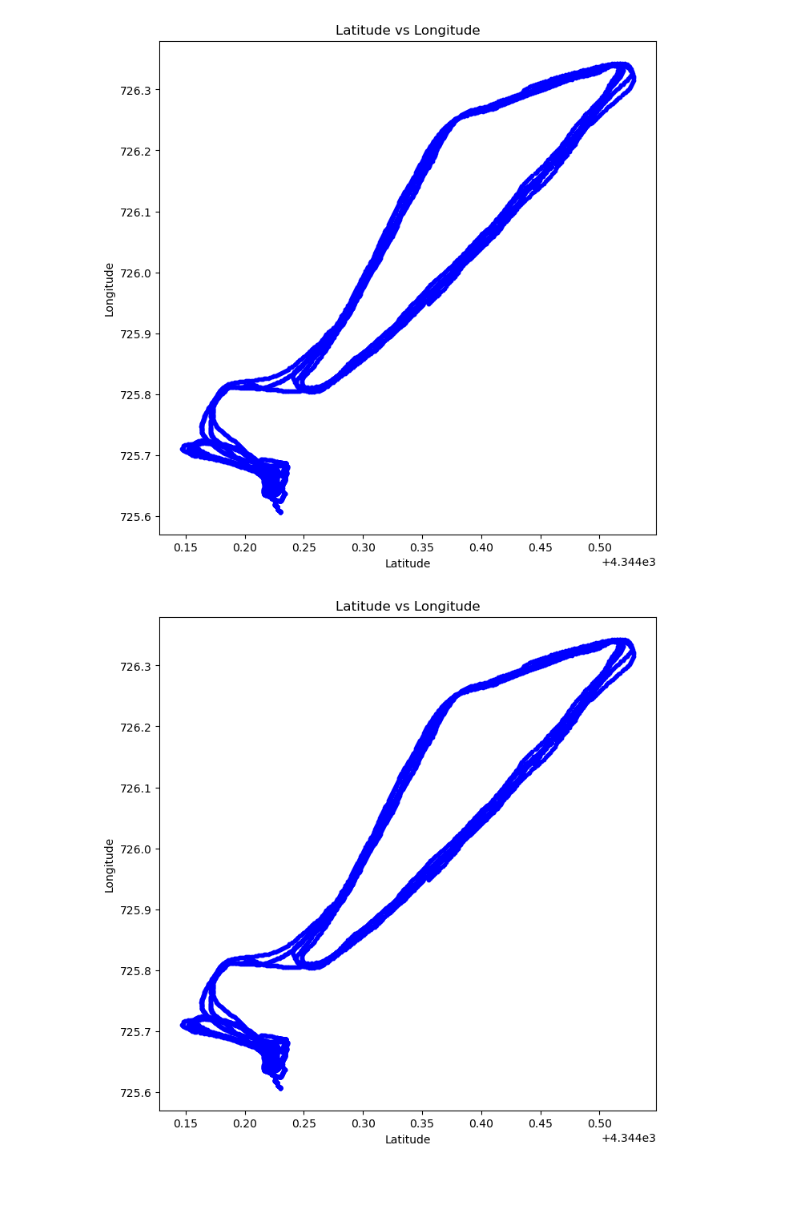
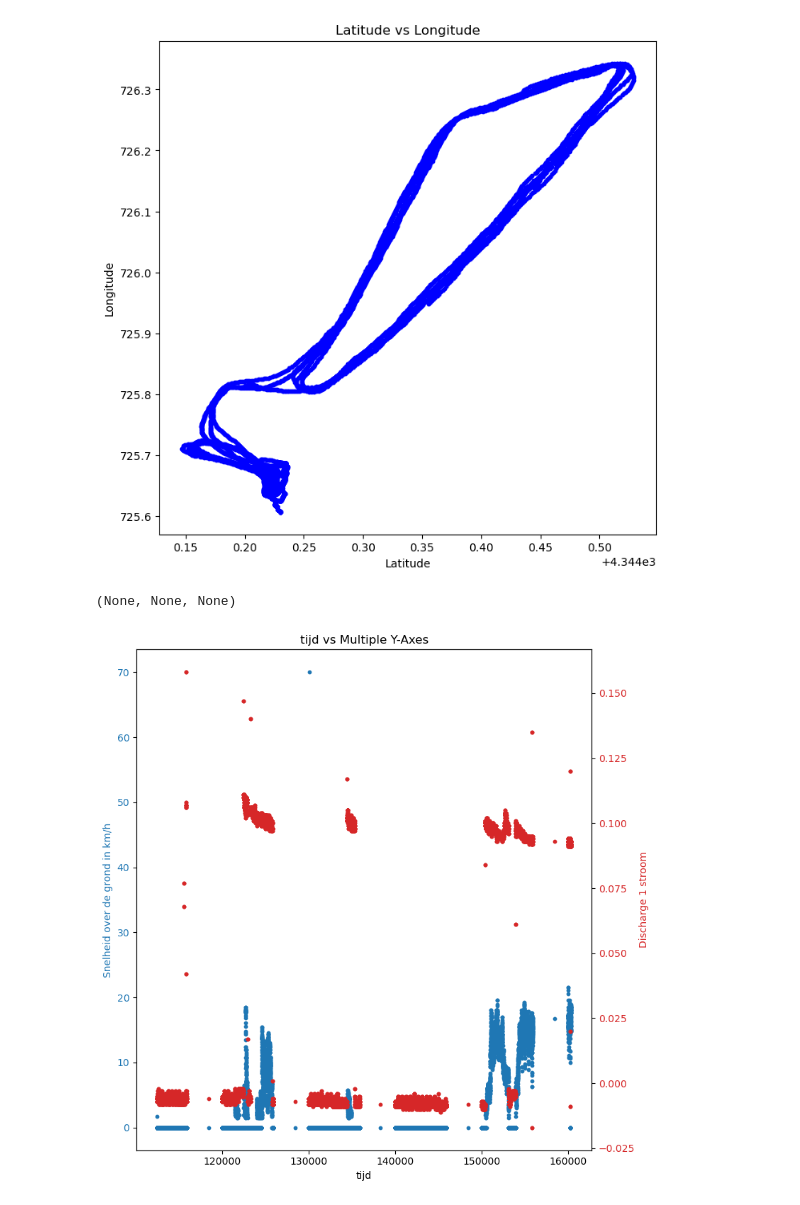
Before and after one commit to Qrax/Clean_Mobility, a Jupyter notebook: main.ipynb, the cells around one changed output. Saved outputs shown, nothing was run; the diff lists cells and outputs as text; code cells hidden in the pictures.

Commit message:
Plot functie geupdate om meerdere y-assen te supporten. Op dit moment 2 plot functies? Moet dit nog opschonen.

```diff
--- a/main.ipynb
+++ b/main.ipynb
@@ -87,4 +85,12 @@ lib.plot_window_gui(filtered_df)
-# %%
-lib.plot_data(filtered_df, x_as, y_as)
-# %% [output]
-[figure, removed]
+# %%
+lib.variable_selector(merged_df)
+# %% [output]
+(None, None, None)
+# %%
+x_as = 'tijd'
+y_as = ['Snelheid over de grond in km/h', 'Discharge 1 stroom']
+z_as = None
+# %%
+lib.plot_window(merged_df, x_as, y_as, z_as)
+# %% [output]
+[figure, added]
```
Also changed, not shown: parts of 1 cell of this notebook, 1 other file.
